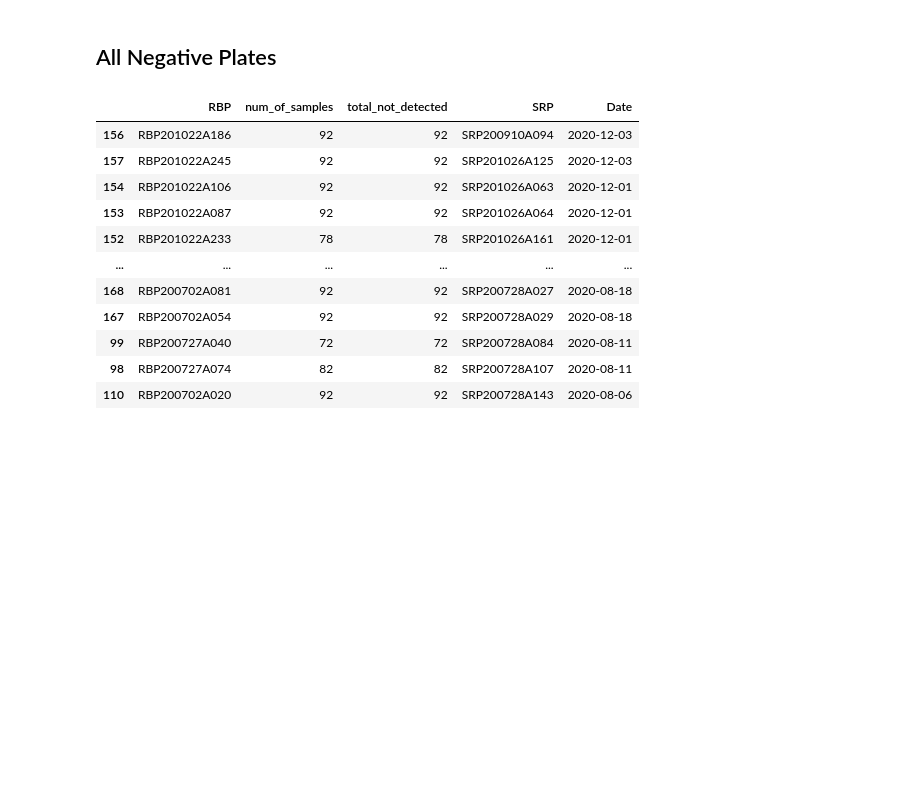
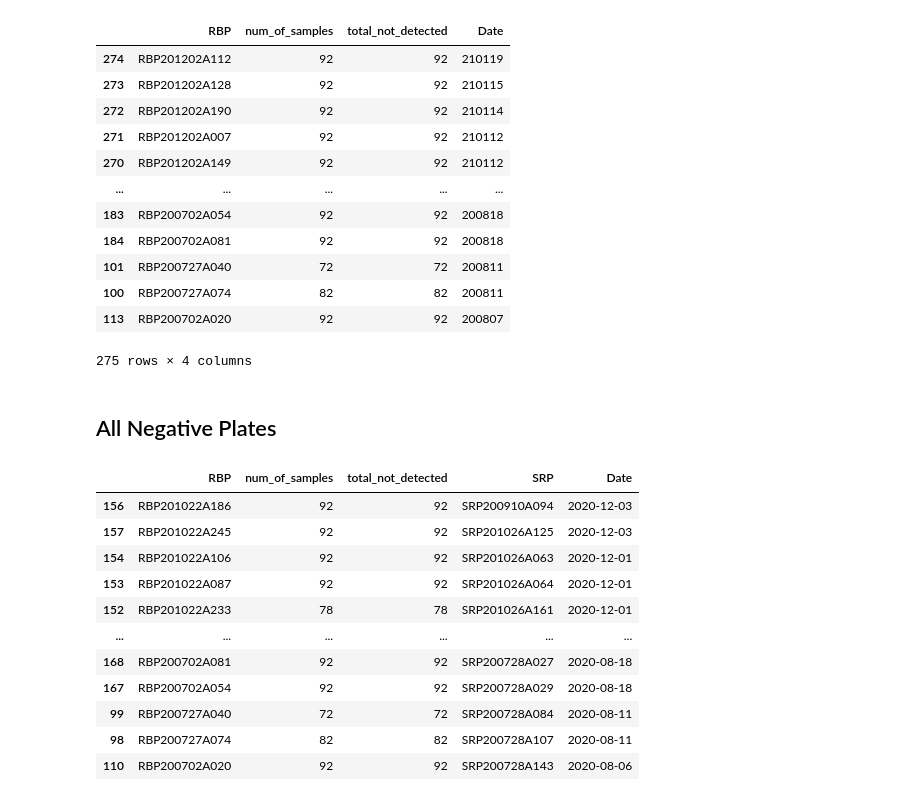
Before and after one commit to gh-bshih/g19_analysis, a Jupyter notebook: neg_clinical_matrix.ipynb, the cells around one changed output. Cells and saved outputs as stored; diff of their text form; code cells hidden in the pictures; blank space fills up the shorter version.

```diff
--- a/neg_clinical_matrix.ipynb
+++ b/neg_clinical_matrix.ipynb
@@ -14,6 +14,45 @@ for i in file_path:
 # %%
 key = pd.DataFrame(rbp, columns=['RBP', 'SRP', 'Date'])
 key['Date'] = pd.to_datetime(key['Date'])
+# %%
+master = pd.read_pickle(
+    '/ghds/groups/labdesk/bshih/c19dash/c19_dashboard/c19_call.pickle')
+
+master = master[master['pos_tube_rack'].str.match(r'.*?(A6|B5)') == False]
+master = master[master['run_sample_id'].str.startswith(('G', 'H'), na=False)]
+master = master[~master['run_sample_id'].str.startswith('Ht', na=False)]
+
+master['RBP'] = master['pos_tube_rack'].str.extract(r'(.*?):.*')
+master['Date'] = master['runid'].str[:6]
+
+
+master['total_not_detected'] = master['call'].map({'not_detected': 1,
+                                                   'detected': 0,
+                                                   'no_call': 0})
+master['num_of_samples'] = master['sample_type'].map({'Sample': 1})
+
+srp = master.groupby('RBP', sort=False).agg({'num_of_samples': 'sum',
+                                                'total_not_detected': 'sum',
+                                                'Date': 'max'})
+
+srp = srp[(srp['num_of_samples'] == srp['total_not_detected']) & (srp['total_not_detected'] > 70)]\
+    .reset_index().sort_values(['Date', 'RBP'], ascending=[False, True])
+# %%
+srp
+# %% [output]
+|  | RBP | num_of_samples | total_not_detected | Date |
+| 274 | RBP201202A112 | 92 | 92 | 210119 |
+| 273 | RBP201202A128 | 92 | 92 | 210115 |
+| 272 | RBP201202A190 | 92 | 92 | 210114 |
+| 271 | RBP201202A007 | 92 | 92 | 210112 |
+| 270 | RBP201202A149 | 92 | 92 | 210112 |
+| ... | ... | ... | ... | ... |
+| 183 | RBP200702A054 | 92 | 92 | 200818 |
+| 184 | RBP200702A081 | 92 | 92 | 200818 |
+| 101 | RBP200727A040 | 72 | 72 | 200811 |
+| 100 | RBP200727A074 | 82 | 82 | 200811 |
+| 113 | RBP200702A020 | 92 | 92 | 200807 |
+275 rows × 4 columns
 # %% [markdown]
 ## All Negative Plates
 # %%
```
